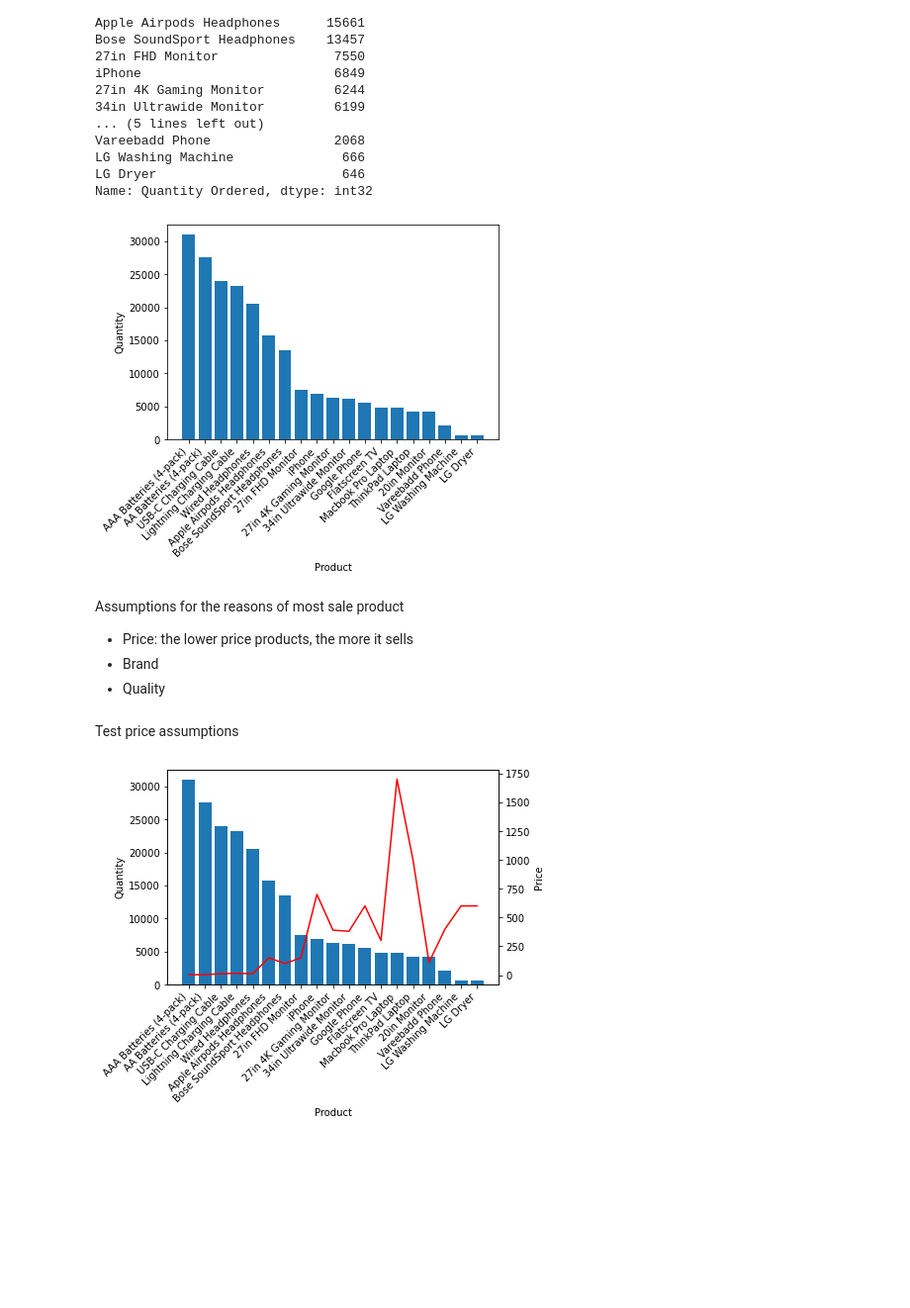
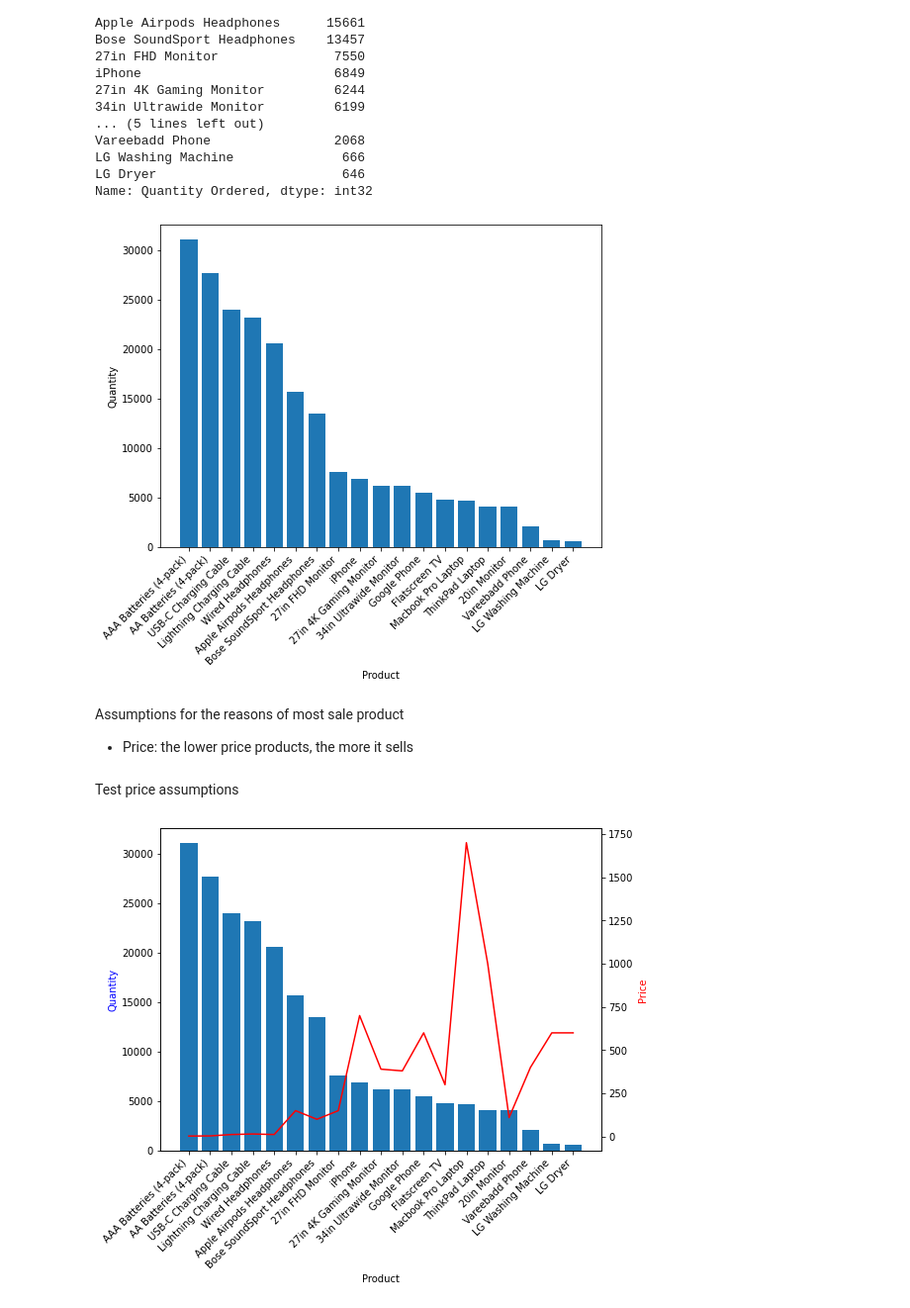
Before and after one commit to tattunglam/Sale-Annual-Report, a Jupyter notebook: Sale Annual Report.ipynb, the cells around one changed output. Shown at 99% size. Saved outputs shown, nothing was run; the diff lists cells and outputs as text; code cells hidden in the pictures; blank space fills up the shorter version.

```diff
--- a/Sale Annual Report.ipynb
+++ b/Sale Annual Report.ipynb
@@ -596,18 +511,17 @@ LG Washing Machine              666
 LG Dryer                        646
 Name: Quantity Ordered, dtype: int32
 # %%
+plt.subplots(figsize=(8,6))
 plt.bar(x=quantities_by_product.index, height=quantities_by_product)
 plt.xticks(rotation=45, horizontalalignment='right')
 plt.xlabel('Product')
 plt.ylabel('Quantity')
 plt.show()
 # %% [output]
-[figure, old version]
+[figure, new version]
 # %% [markdown]
 Assumptions for the reasons of most sale product
 - Price: the lower price products, the more it sells
-- Brand
-- Quality
 # %%
 x = df.groupby('Product').sum()['Quantity Ordered'].index
 y1 = df.groupby('Product').sum()['Quantity Ordered']
@@ -617,18 +531,18 @@ df_products = pd.concat([y1,y2], axis=1).sort_values('Quantity Ordered', ascendi
 # %% [markdown]
 Test price assumptions
 # %%
-fig, ax1 = plt.subplots()
+fig, ax1 = plt.subplots(figsize=(8,6))
 plt.xticks(rotation=45, horizontalalignment='right')
 plt.xlabel('Product')
 
 ax2 = ax1.twinx() # create a twinx axes ax2
 
 ax1.bar(df_products.index, df_products['Quantity Ordered'], label="Quantity")
-ax1.set_ylabel('Quantity')
+ax1.set_ylabel('Quantity', color='b')
 ax2.plot(df_products.index, df_products['Price Each'], "r-")
-ax2.set_ylabel('Price')
+ax2.set_ylabel('Price', color='r')
 
 plt.show()
 # %% [output]
-[figure, old version]
+[figure, new version]
 # %% [markdown]
```
Also changed, not shown: parts of 30 cells of this notebook.
